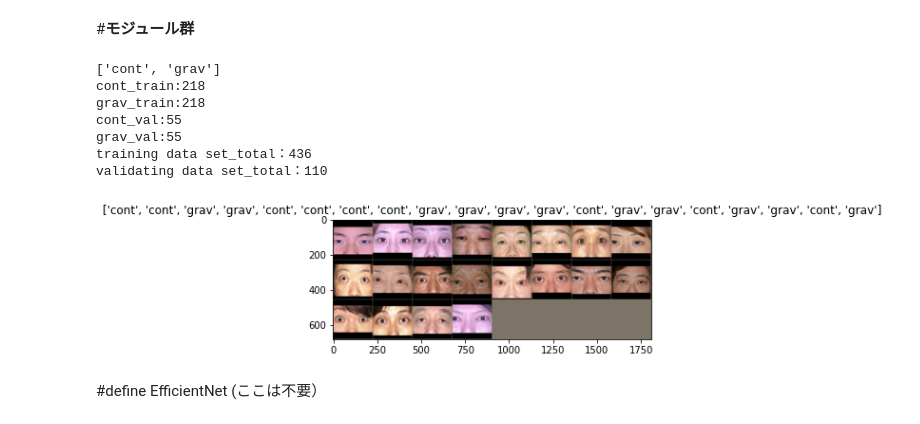
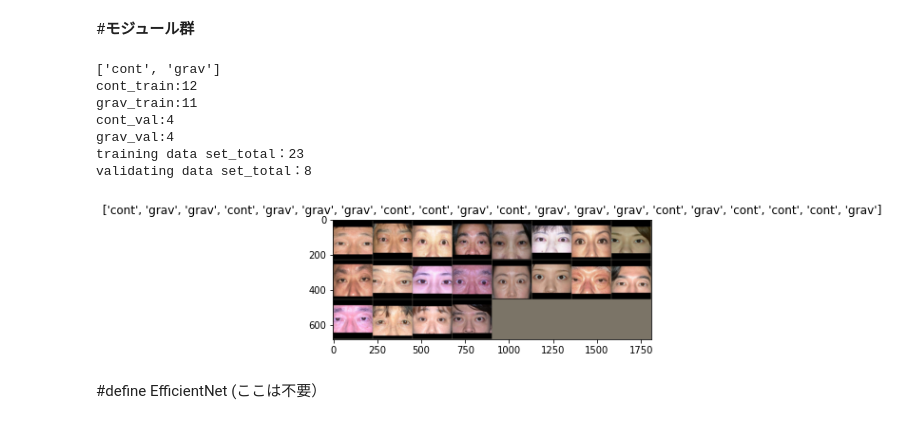
Before and after one commit to ykitaguchi77/PreProcess_Image, a Jupyter notebook: EfficientNet_b4_ImageNet_adabound_ValidationTest.ipynb, the cells around one changed output. Drawn from its saved outputs; the diff is of its cells as text; code cells hidden in the pictures.

```diff
--- a/EfficientNet_b4_ImageNet_adabound_ValidationTest.ipynb
+++ b/EfficientNet_b4_ImageNet_adabound_ValidationTest.ipynb
@@ -106,7 +114,7 @@ data_transforms = {
     ]),
 }
 
-data_dir = '/content/drive/My Drive/Grav_bootcamp/PrePlusTrain'
+data_dir = '/content/drive/My Drive/Grav_bootcamp/PrePlusTrain_32'
 n_samples = len(data_dir)
 
 image_datasets = {x: datasets.ImageFolder(os.path.join(data_dir, x),
@@ -304,40 +312,40 @@ def train_model(model, criterion, optimizer, patience, num_epochs):
 
 
 #Visualize model
 def visualize_model(model, num_images=6):
     was_training = model.training
     model.eval()
     images_so_far = 0
     fig = plt.figure()
 
     with torch.no_grad():
         for i, (inputs, labels) in enumerate(dataloaders['val']):
             inputs = inputs.to(device)
             labels = labels.to(device)
 
             outputs = model(inputs)
             _, preds = torch.max(outputs, 1)
 
             for j in range(inputs.size()[0]):
                 images_so_far += 1
                 ax = plt.subplot(num_images//2, 2, images_so_far)
                 ax.axis('off')
                 ax.set_title('predicted: {}'.format(class_names[preds[j]]))
                 imshow(inputs.cpu().data[j])
 
                 if images_so_far == num_images:
                     model.train(mode=was_training)
                     return
         model.train(mode=was_training)
 # %% [output]
 ['cont', 'grav']
-cont_train:218
-grav_train:218
-cont_val:55
-grav_val:55
-training data set_total：436
-validating data set_total：110
+cont_train:12
+grav_train:11
+cont_val:4
+grav_val:4
+training data set_total：23
+validating data set_total：8
-[figure, old version]
+[figure, new version]
 # %% [markdown]
 #define EfficientNet (ここは不要）
 # %% [markdown]
```
Also changed, not shown: parts of 6 cells of this notebook.
